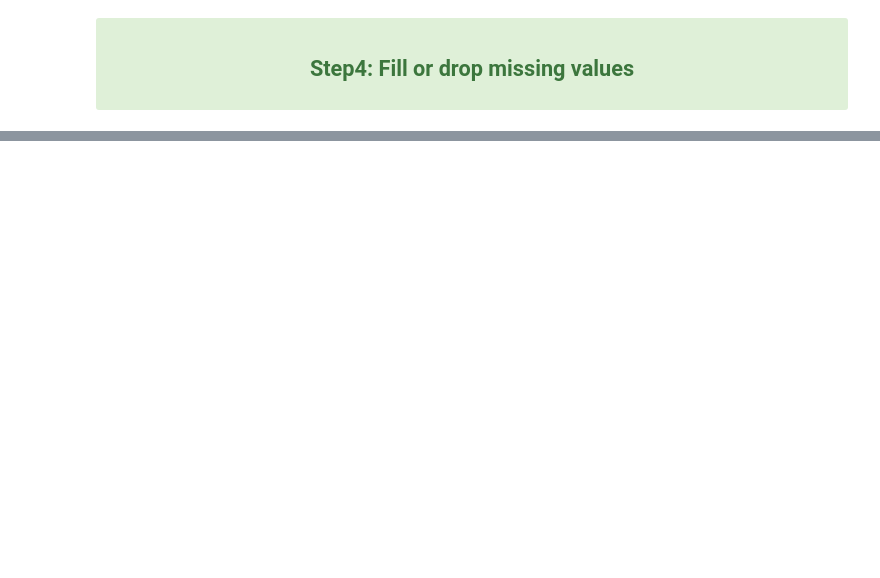
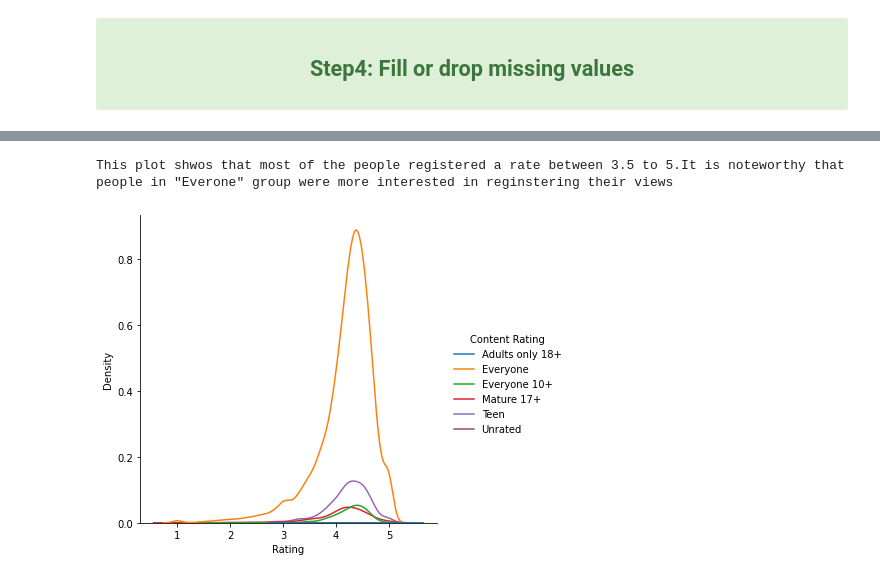
Before and after one commit to Mohammad-Amirifard/eda, a Jupyter notebook: EDA.ipynb, the cells around one changed output, grey strips where cells are left out. Cells and saved outputs as stored; diff of their text form; code cells hidden in the pictures; blank space fills up the shorter version.

```diff
--- a/EDA.ipynb
+++ b/EDA.ipynb
@@ -276,6 +214,0 @@ In the below row(s) you can see the Nan value(s). Focus on "Size" column .
-# %%
-# I decided to fill the missed vlaues in this column with interpolat and method index
-data.Size.interpolate(method='index', inplace=True)
-# Chceck the performance of our code
-print(f'\n Congratulations. We can see that value:{[data.iloc[37,4]]} has been replaced with the old value:[NaN] in the index [37]')
-data.iloc[36:39]
@@ -405,0 +270,6 @@ memory usage: 946.8 KB
+# %%
+# I decided to fill the missed vlaues in this column with interpolat and method index
+data['Size(MB)'].interpolate(method='index', inplace=True)
+# Chceck the performance of our code
+print(f'\n Congratulations. We can see that value:{[data.iloc[37,4]]} has been replaced with the old value:[NaN] in the index [37]')
+data.iloc[36:39]
@@ -405,0 +478,7 @@ memory usage: 946.8 KB
+# %%
+sns.displot(data, x="Rating", hue='Content Rating',kind="kde")
+print(f'This plot shwos that most of the people registered a rate between 3.5 to 5.It is noteworthy that people'
+      ,f'in "Everone" group were more interested in reginstering their views')
+# %% [output]
+This plot shwos that most of the people registered a rate between 3.5 to 5.It is noteworthy that people in "Everone" group were more interested in reginstering their views
+[figure, added]
```
Also changed, not shown: parts of 42 cells of this notebook.
